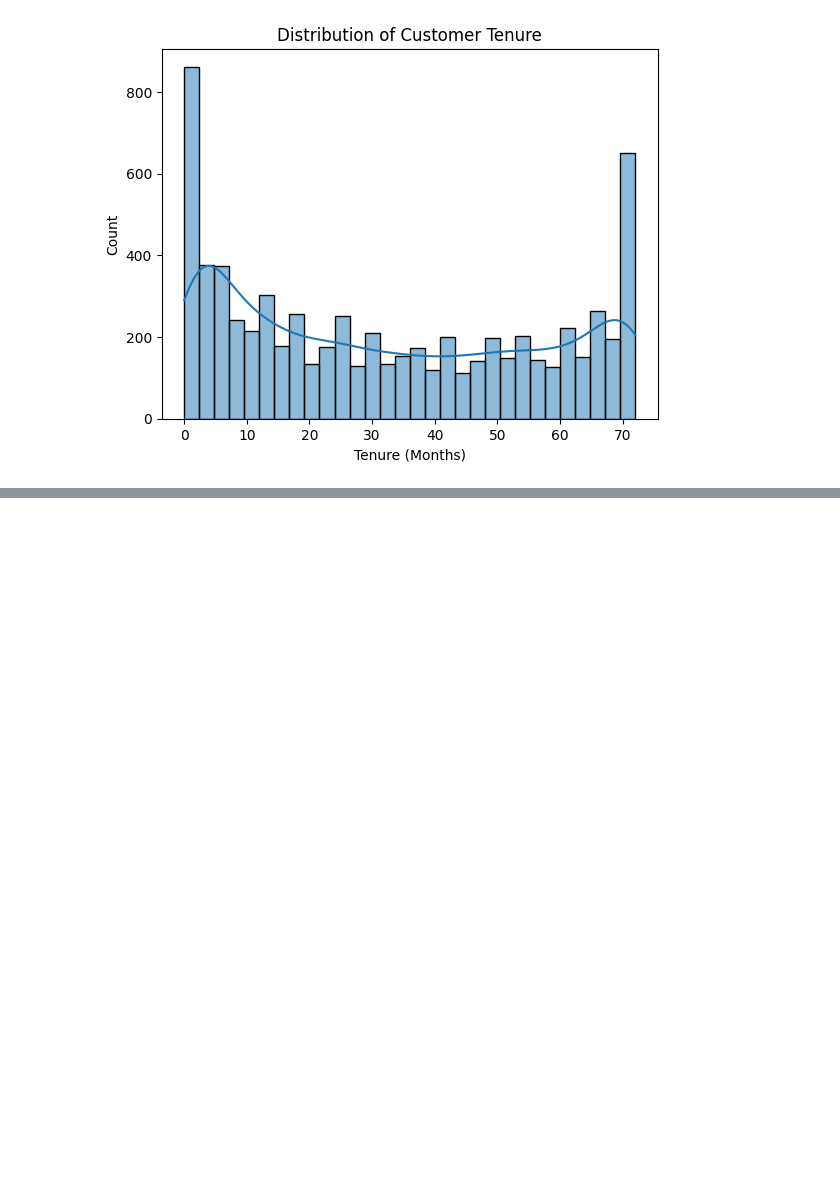
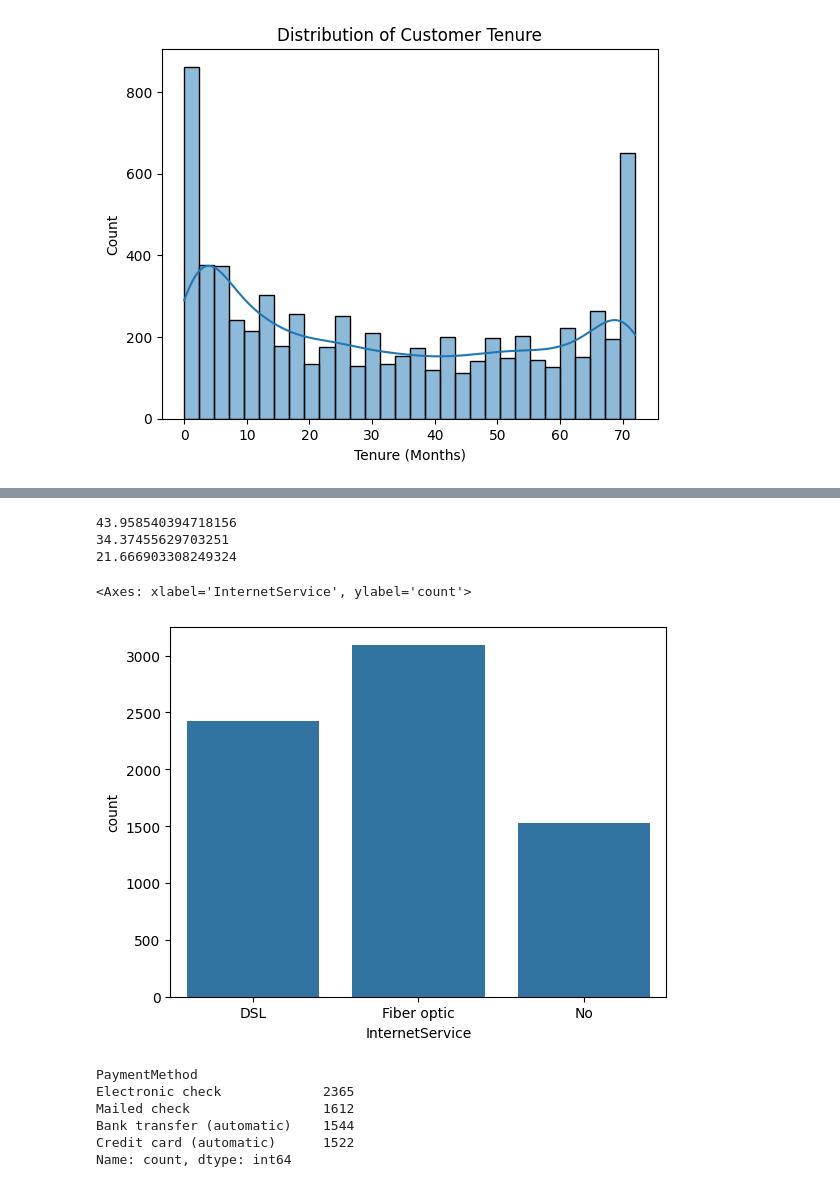
Before and after one commit to drishti0312/ML_Projects, a Jupyter notebook: Telecome_Customer_Churn/Telecome_Churn_Analysis.ipynb, the cells around one changed output, grey strips where cells are left out. Cells and saved outputs as stored; diff of their text form; code cells hidden in the pictures; blank space fills up the shorter version.

```diff
--- a/Telecome_Customer_Churn/Telecome_Churn_Analysis.ipynb
+++ b/Telecome_Customer_Churn/Telecome_Churn_Analysis.ipynb
@@ -180,0 +302,32 @@ plt.show()
+# %%
+IS= df[df['InternetService'] == 'Fiber optic']
+percentage = (len(IS)/len(df))*100
+print(percentage)
+
+IS= df[df['InternetService'] == 'DSL']
+percentage1 = (len(IS)/len(df))*100
+print(percentage1)
+
+
+IS= df[df['InternetService'] == 'No']
+percentage2 = (len(IS)/len(df))*100
+print(percentage2)
+# %% [output]
+43.958540394718156
+34.37455629703251
+21.666903308249324
+# %%
+sns.countplot(x='InternetService',data=df)
+# Most customers prefer Fiber optics
+# %% [output]
+<Axes: xlabel='InternetService', ylabel='count'>
+[figure, added]
+# %%
+df['PaymentMethod'].value_counts()
+# %% [output]
+PaymentMethod
+Electronic check             2365
+Mailed check                 1612
+Bank transfer (automatic)    1544
+Credit card (automatic)      1522
+Name: count, dtype: int64
```
Also changed, not shown: parts of 22 cells of this notebook.
